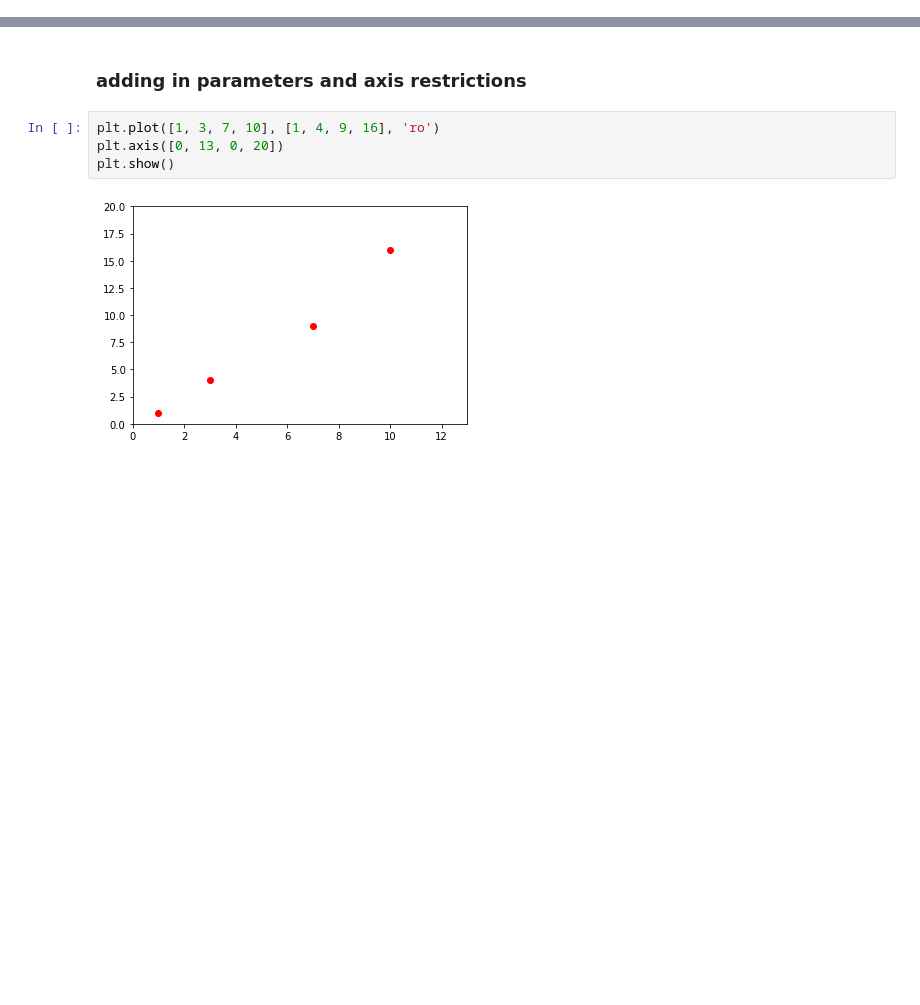
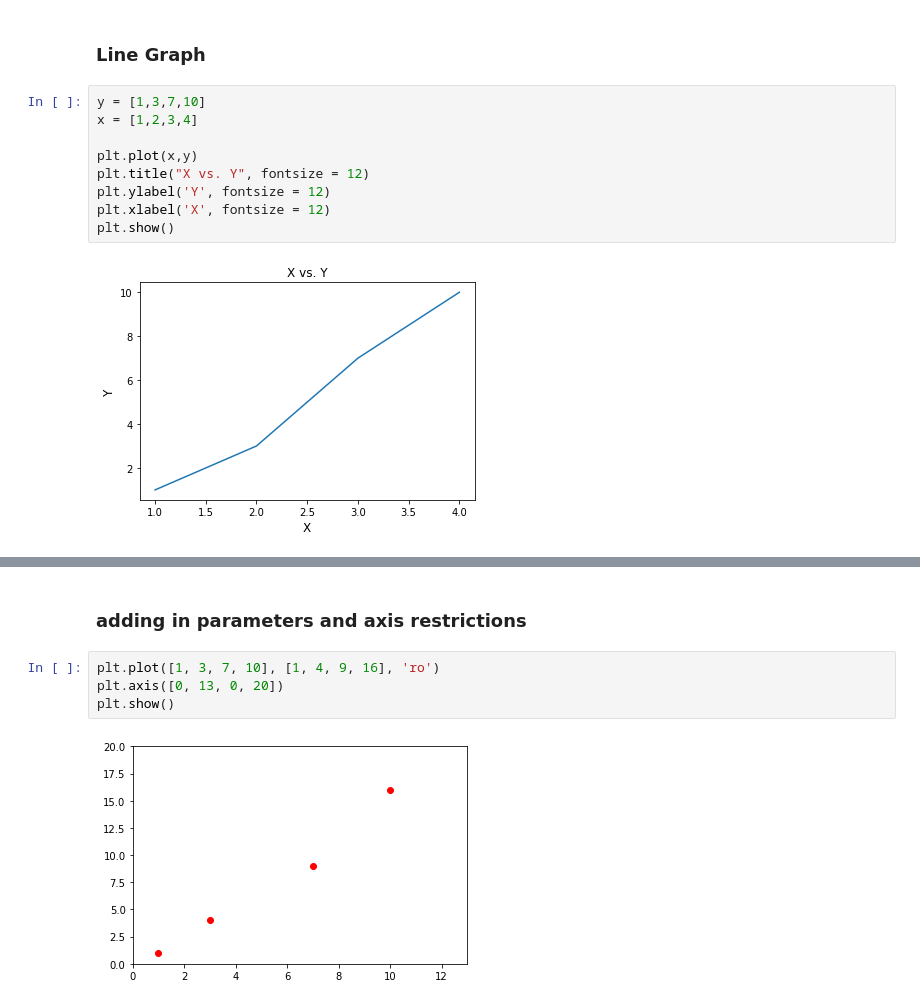
Before and after one commit to RITDSE/tutorials, a Jupyter notebook: Matplotlib + Seaborn Tutorial.ipynb, the cells around one changed output, grey strips where cells are left out. Saved outputs shown, nothing was run; the diff lists cells and outputs as text; blank space fills up the shorter version.

```diff
--- a/Matplotlib + Seaborn Tutorial.ipynb
+++ b/Matplotlib + Seaborn Tutorial.ipynb
@@ -17,0 +14,13 @@ plt.show()
+# %% [markdown]
+### Line Graph
+# %%
+y = [1,3,7,10]
+x = [1,2,3,4]
+
+plt.plot(x,y)
+plt.title("X vs. Y", fontsize = 12)
+plt.ylabel('Y', fontsize = 12)
+plt.xlabel('X', fontsize = 12)
+plt.show()
+# %% [output]
+[figure, added]
```
Also changed, not shown: parts of 20 cells of this notebook, 2 other files.
